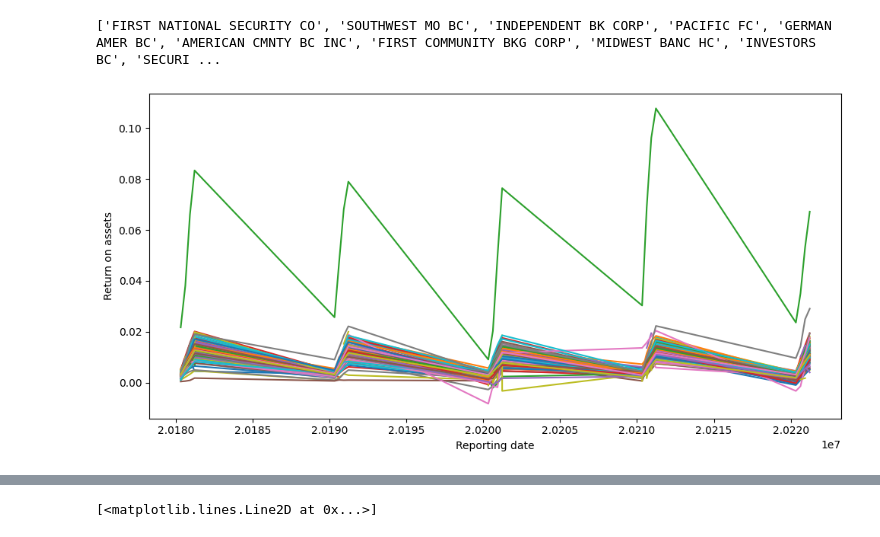
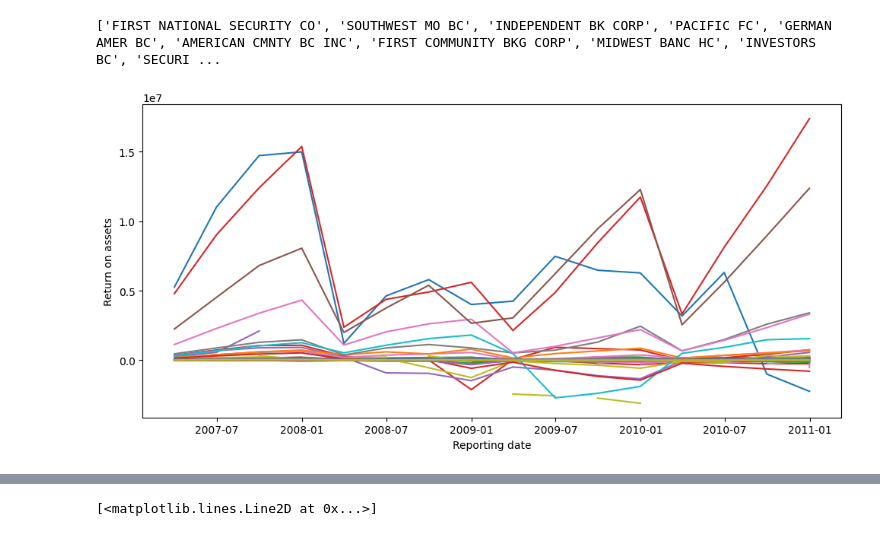
Before and after one commit to jmanacid1/DSE-Project, a Jupyter notebook: Visualize_Crash.ipynb, the cells around one changed output, grey strips where cells are left out. Cells and saved outputs as stored; diff of their text form; code cells hidden in the pictures.

Commit message:
reformat dates

```diff
--- a/Visualize_Crash.ipynb
+++ b/Visualize_Crash.ipynb
@@ -43,0 +42,4 @@ Maybe do some sort of color map on the values to make it easier read
+# %%
+#Get Reporting Date into a nice format
+df['REPORTING DATE (CC;YR;MO;DA): RSSD9999'] = pd.to_datetime(df['REPORTING DATE (CC;YR;MO;DA): RSSD9999'],format = '%Y%m%d')
+df2['REPORTING DATE (CC;YR;MO;DA): RSSD9999'] = pd.to_datetime(df2['REPORTING DATE (CC;YR;MO;DA): RSSD9999'],format = '%Y%m%d')
@@ -69,24 +74,24 @@ print(full_quarter_banks[0:10])
 # %% [output]
 ['FIRST NATIONAL SECURITY CO', 'SOUTHWEST MO BC', 'INDEPENDENT BK CORP', 'PACIFIC FC', 'GERMAN AMER BC', 'AMERICAN CMNTY BC INC', 'FIRST COMMUNITY BKG CORP', 'MIDWEST BANC HC', 'INVESTORS BC', 'SECURI ...
 # %%
-columns_we_want = ['return_on_assets','return_on_equity','non_performing_loan_ratio','REPORTING DATE (CC;YR;MO;DA): RSSD9999','ENTITY SHORT NAME: RSSD9010']
+columns_we_want = ['NET INCOME (LOSS): BHCK4340','return_on_assets','return_on_equity','non_performing_loan_ratio','REPORTING DATE (CC;YR;MO;DA): RSSD9999','ENTITY SHORT NAME: RSSD9010']
 values = ['return_on_assets','return_on_equity','non_performing_loan_ratio']
-vis_df = df2[columns_we_want][df2['ENTITY SHORT NAME: RSSD9010'].isin(full_quarter_banks)]
+vis_df = df[columns_we_want][df['ENTITY SHORT NAME: RSSD9010'].isin(full_quarter_banks)]
 
 fig, ax = plt.subplots(figsize=(10, 5))
 
 for name, group in vis_df.groupby('ENTITY SHORT NAME: RSSD9010'):
     ax.plot(
         group['REPORTING DATE (CC;YR;MO;DA): RSSD9999'],
-        group['return_on_assets'],
+        group['NET INCOME (LOSS): BHCK4340'],
         label=name,          # <- each line gets its own label
     )
 
 ax.set_xlabel('Reporting date')
-ax.set_ylabel('Return on assets')
+ax.set_ylabel('Net Income')
 #ax.legend(title='Entity')    # show the labels
 fig.tight_layout()
 # %% [output]
-[figure, old version]
+[figure, new version]
 # %%
 fig, ax = plt.subplots(figsize=(10, 5))
```
Also changed, not shown: parts of 4 cells of this notebook, 1 other file.
